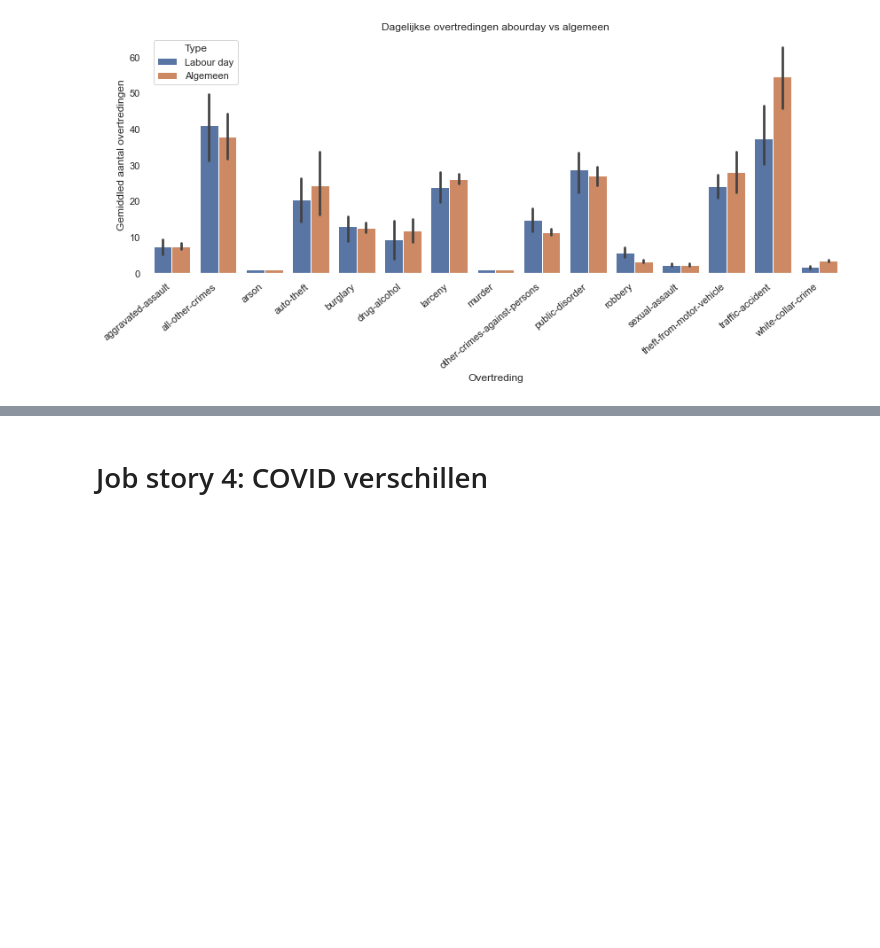
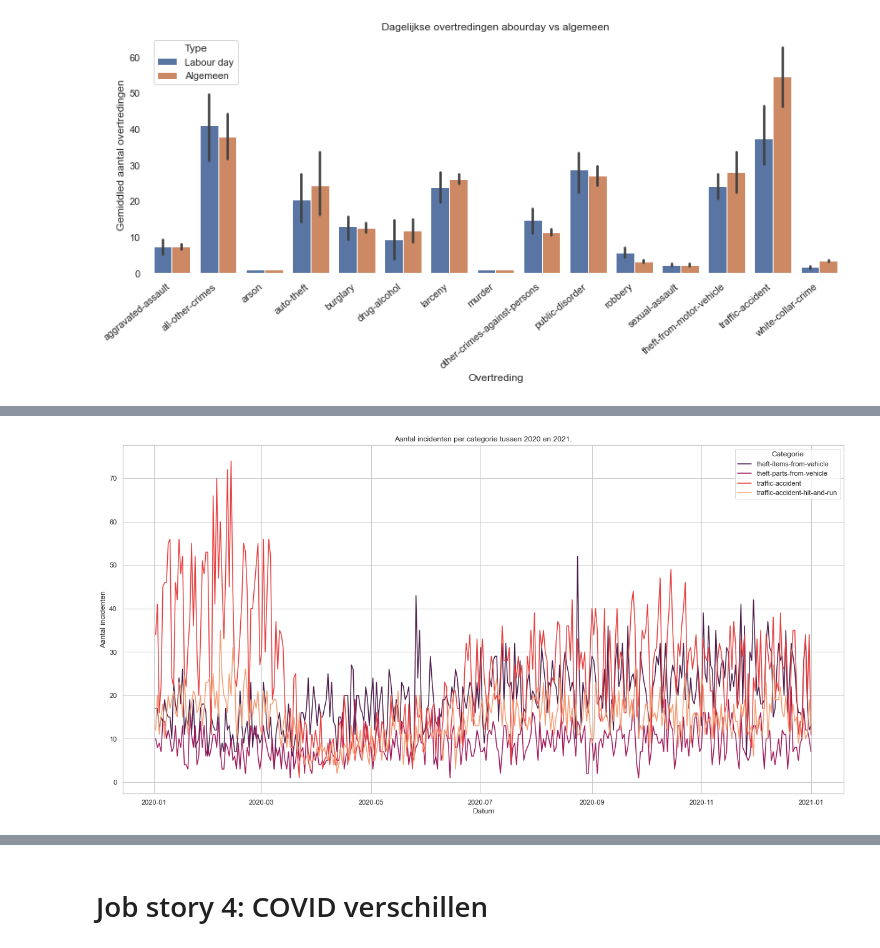
Before and after one commit to KolmschateS/poc-crime, a Jupyter notebook: analyses.ipynb, the cells around one changed output, grey strips where cells are left out. Drawn from its saved outputs; the diff is of its cells as text; code cells hidden in the pictures; blank space fills up the shorter version.

```diff
--- a/analyses.ipynb
+++ b/analyses.ipynb
@@ -848,0 +931,11 @@ plt.show()
+# %%
+# Tel alle incidenten op per datum van de Memorial days. Daarna voeg je de jaar toe als een kolom samen met de type.
+j1_categorized = j1_crime_df[j1_crime_df["OFFENSE_TYPE_ID"].isin(["traffic-accident", "traffic-accident-hit-and-run", "theft-items-from-vehicle", "theft-parts-from-vehicle"])]
+j1_categorized = j1_categorized.groupby(["OFFENSE_TYPE_ID", "REPORTED_DATE_NORMALIZED"], as_index=False).size()
+
+mask = (j1_categorized['REPORTED_DATE_NORMALIZED'] > '2020-1-1') & (j1_categorized['REPORTED_DATE_NORMALIZED'] <= '2021-1-1')
+
+j1_cat_zoomed = j1_categorized.loc[mask]
+
+j1_cat_zoomed.columns = ["Categorie", "Datum", "Aantal incidenten"]
+j1_cat_zoomed
@@ -848,0 +956,8 @@ plt.show()
+# %%
+a4_dims = (20.7, 10.27)
+fig, ax = plt.subplots(figsize=a4_dims)
+
+sns.lineplot(ax=ax, data=j1_cat_zoomed, x="Datum", y="Aantal incidenten", hue="Categorie", palette="rocket").set(title='Aantal incidenten per categorie tussen 2020 en 2021.')
+plt.show()
+# %% [output]
+[figure, added]
```
Also changed, not shown: parts of 14 cells of this notebook.
